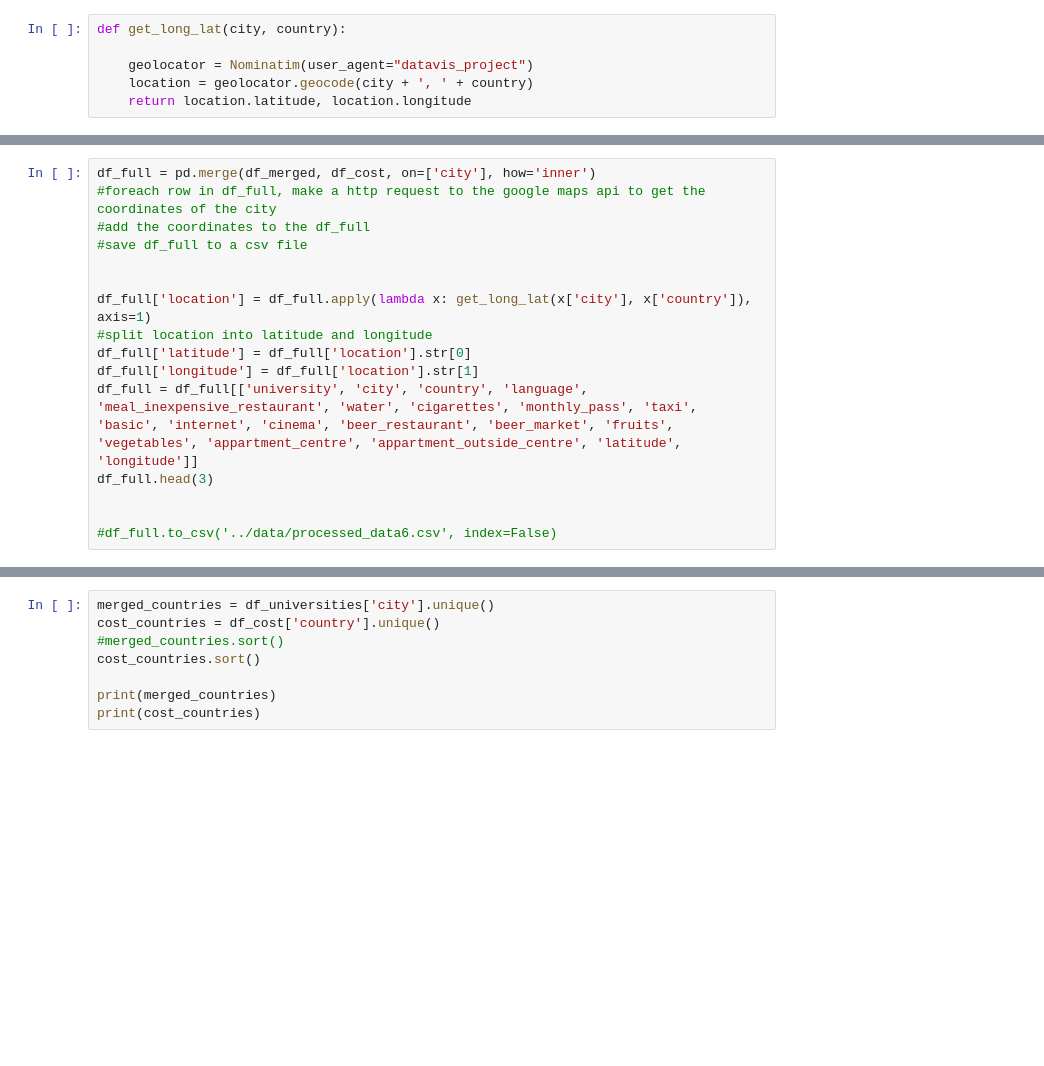
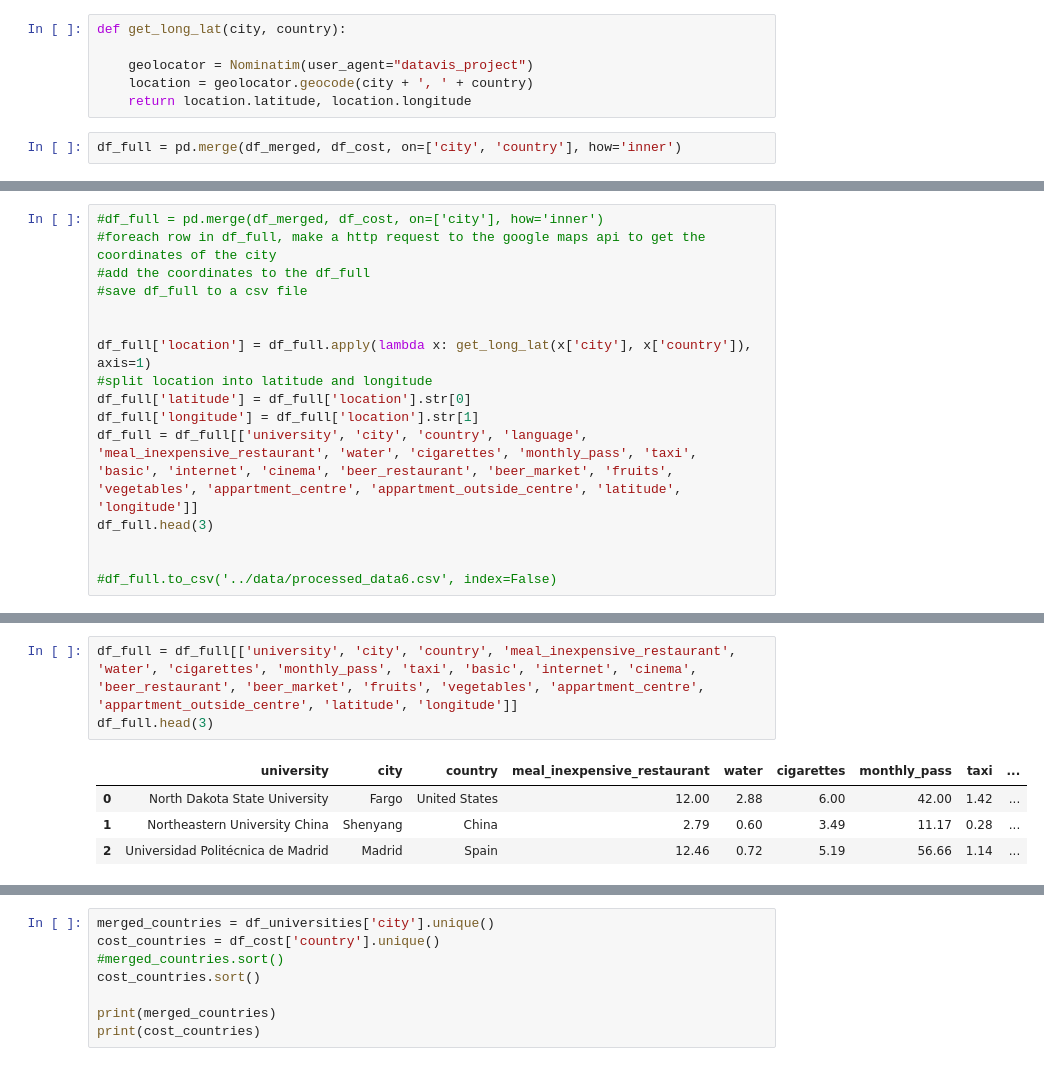
Before and after one commit to OGnTn/datavis_project, a Jupyter notebook: src/processing.ipynb, the cells around one changed output, grey strips where cells are left out. Saved outputs shown, nothing was run; the diff lists cells and outputs as text; blank space fills up the shorter version.

```diff
--- a/src/processing.ipynb
+++ b/src/processing.ipynb
@@ -231,3 +240,5 @@ def get_long_lat(city, country):
     geolocator = Nominatim(user_agent="datavis_project")
     location = geolocator.geocode(city + ', ' + country)
     return location.latitude, location.longitude
+# %%
+df_full = pd.merge(df_merged, df_cost, on=['city', 'country'], how='inner')
@@ -234,5 +265,5 @@ def get_long_lat(city, country):
 # %%
-df_full = pd.merge(df_merged, df_cost, on=['city'], how='inner')
+#df_full = pd.merge(df_merged, df_cost, on=['city'], how='inner')
 #foreach row in df_full, make a http request to the google maps api to get the coordinates of the city
 #add the coordinates to the df_full
 #save df_full to a csv file
@@ -255,3 +283,11 @@ df_full.head(3)
+# %%
+df_full = df_full[['university', 'city', 'country', 'meal_inexpensive_restaurant', 'water', 'cigarettes', 'monthly_pass', 'taxi', 'basic', 'internet', 'cinema', 'beer_restaurant', 'beer_market', 'fruits', 'vegetables', 'appartment_centre', 'appartment_outside_centre', 'latitude', 'longitude']]
+df_full.head(3)
+# %% [output]
+|  | university | city | country | meal_inexpensive_restaurant | water | cigarettes | monthly_pass | taxi | ... |
+| 0 | North Dakota State University | Fargo | United States | 12.00 | 2.88 | 6.00 | 42.00 | 1.42 | ... |
+| 1 | Northeastern University China | Shenyang | China | 2.79 | 0.60 | 3.49 | 11.17 | 0.28 | ... |
+| 2 | Universidad Politécnica de Madrid | Madrid | Spain | 12.46 | 0.72 | 5.19 | 56.66 | 1.14 | ... |
 # %%
 
 df_full.info()
```
Also changed, not shown: parts of 11 cells of this notebook, 4 other files.
